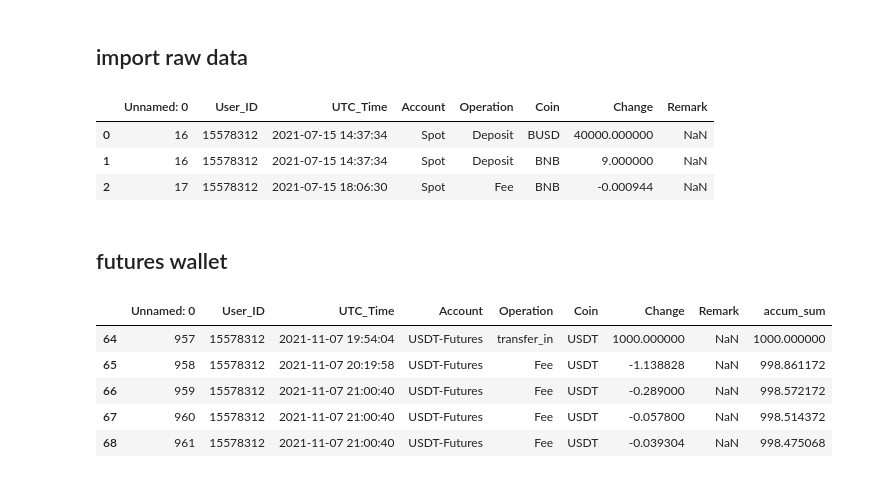
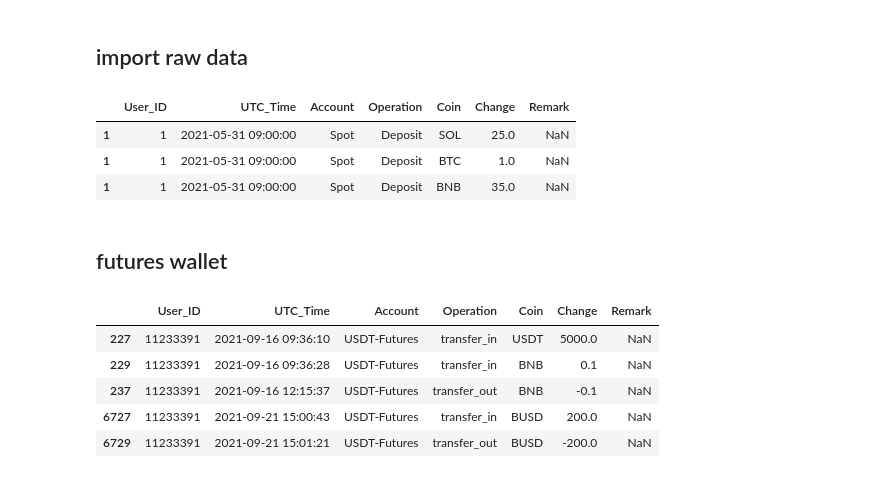
Before and after one commit to ferseguias/binance_dashboard, a Jupyter notebook: notebooks/wallet_futures.ipynb, the cells around one changed output. Cells and saved outputs as stored; diff of their text form; code cells hidden in the pictures.

```diff
--- a/notebooks/wallet_futures.ipynb
+++ b/notebooks/wallet_futures.ipynb
@@ -6,24 +8,22 @@ plt.style.use('ggplot')
 # %% [markdown]
 ## import raw data
 # %%
-df = pd.read_excel('../df.xlsx')
+df = pd.read_excel('../database/export_binance/df_new.xlsx', index_col=0)
 df.head(3)
 # %% [output]
-|  | Unnamed: 0 | User_ID | UTC_Time | Account | Operation | Coin | Change | Remark |
-| 0 | 16 | 15578312 | 2021-07-15 14:37:34 | Spot | Deposit | BUSD | 40000.000000 | NaN |
-| 1 | 16 | 15578312 | 2021-07-15 14:37:34 | Spot | Deposit | BNB | 9.000000 | NaN |
-| 2 | 17 | 15578312 | 2021-07-15 18:06:30 | Spot | Fee | BNB | -0.000944 | NaN |
+|  | User_ID | UTC_Time | Account | Operation | Coin | Change | Remark |
+| 1 | 1 | 2021-05-31 09:00:00 | Spot | Deposit | SOL | 25.0 | NaN |
+| 1 | 1 | 2021-05-31 09:00:00 | Spot | Deposit | BTC | 1.0 | NaN |
+| 1 | 1 | 2021-05-31 09:00:00 | Spot | Deposit | BNB | 35.0 | NaN |
 # %% [markdown]
 ## futures wallet
 # %%
 df_futures = df.loc[df['Account'] == 'USDT-Futures']
-accum_sum = df_futures['Change'].cumsum(axis=0)
-df_futures = df_futures.assign(accum_sum=accum_sum)
 df_futures.head(5)
 # %% [output]
-|  | Unnamed: 0 | User_ID | UTC_Time | Account | Operation | Coin | Change | Remark | accum_sum |
-| 64 | 957 | 15578312 | 2021-11-07 19:54:04 | USDT-Futures | transfer_in | USDT | 1000.000000 | NaN | 1000.000000 |
-| 65 | 958 | 15578312 | 2021-11-07 20:19:58 | USDT-Futures | Fee | USDT | -1.138828 | NaN | 998.861172 |
-| 66 | 959 | 15578312 | 2021-11-07 21:00:40 | USDT-Futures | Fee | USDT | -0.289000 | NaN | 998.572172 |
-| 67 | 960 | 15578312 | 2021-11-07 21:00:40 | USDT-Futures | Fee | USDT | -0.057800 | NaN | 998.514372 |
-| 68 | 961 | 15578312 | 2021-11-07 21:00:40 | USDT-Futures | Fee | USDT | -0.039304 | NaN | 998.475068 |
+|  | User_ID | UTC_Time | Account | Operation | Coin | Change | Remark |
+| 227 | 11233391 | 2021-09-16 09:36:10 | USDT-Futures | transfer_in | USDT | 5000.0 | NaN |
+| 229 | 11233391 | 2021-09-16 09:36:28 | USDT-Futures | transfer_in | BNB | 0.1 | NaN |
+| 237 | 11233391 | 2021-09-16 12:15:37 | USDT-Futures | transfer_out | BNB | -0.1 | NaN |
+| 6727 | 11233391 | 2021-09-21 15:00:43 | USDT-Futures | transfer_in | BUSD | 200.0 | NaN |
+| 6729 | 11233391 | 2021-09-21 15:01:21 | USDT-Futures | transfer_out | BUSD | -200.0 | NaN |
```
Also changed, not shown: parts of 8 cells of this notebook, 7 other files.
